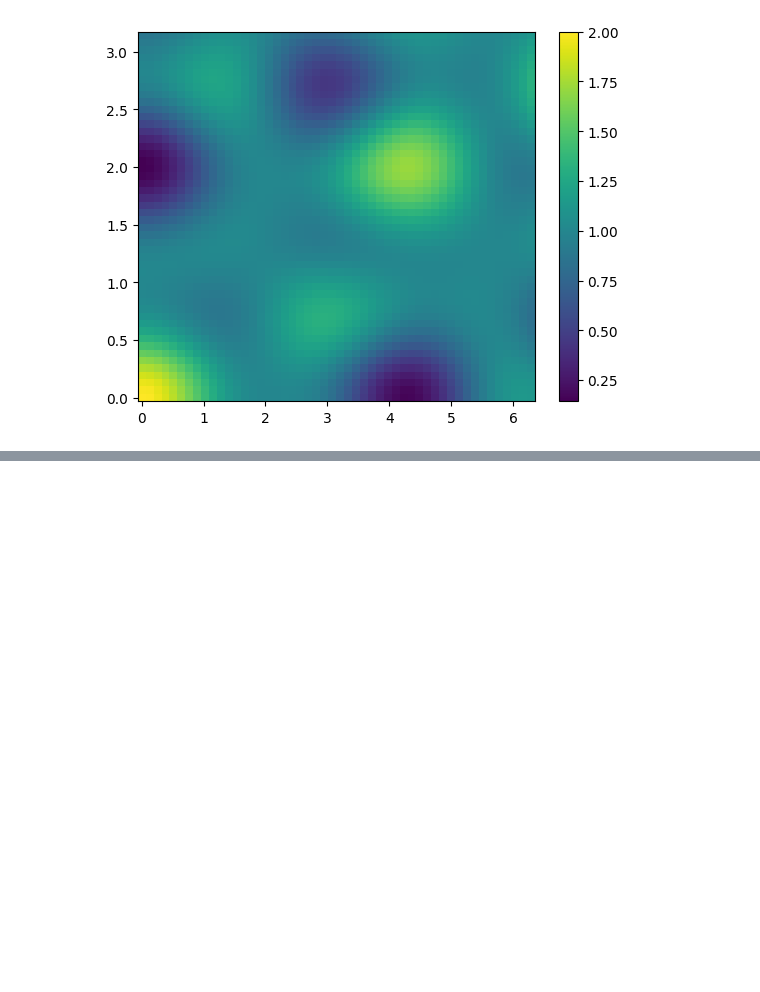
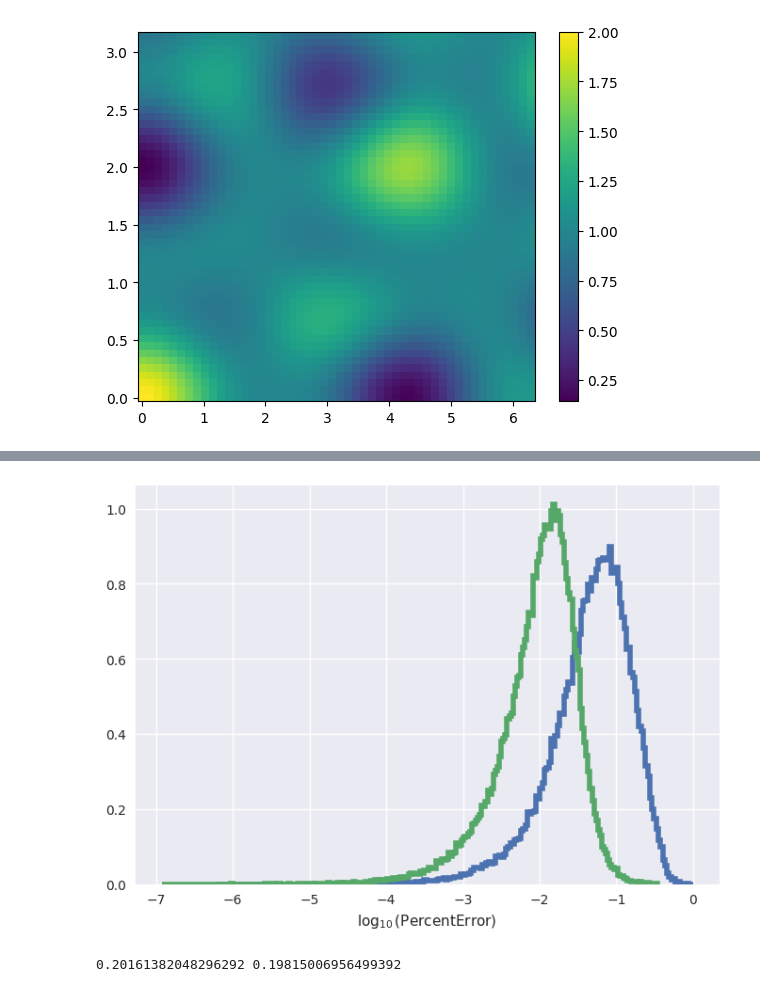
Before and after one commit to cchapmanbird/poplar, a Jupyter notebook: examples/end_to_end_example.ipynb, the cells around one changed output, grey strips where cells are left out. Cells and saved outputs as stored; diff of their text form; code cells hidden in the pictures; blank space fills up the shorter version.

```diff
--- a/examples/end_to_end_example.ipynb
+++ b/examples/end_to_end_example.ipynb
@@ -124,0 +170,29 @@ actual = true_snrs# / dL
+# %%
+true_x = {
+    "m1": {"lam": -2, "xlow": 1, "xhigh": 100},
+    "m2": {"lam": -2},
+    "dL": {"lam": 3},
+    "alpha": {},
+    "delta": {},
+}
+
+catalogue = popdist.draw_samples(true_x, size=int(1e5))
+# %%
+catalogue_snrs = model.run_on_dataset(torch.vstack([catalogue['m1'],catalogue['m2'],catalogue['alpha'],catalogue['delta']]).T, luminosity_distances=catalogue['dL'])
+numpy_catalogue = {cat_label: cat_samples.cpu().numpy() for cat_label, cat_samples in catalogue.items()}
+true_snrs = snr(**numpy_catalogue)
+# %%
+with plt.style.context("seaborn"):
+    plt.hist(np.log10(abs((1 - catalogue_snrs.cpu().numpy()/true_snrs))), bins='auto', density=True, histtype='step', lw=4)
+    plt.hist(np.log10(abs((1 - ypred/ytest).cpu().numpy())), bins='auto', density=True, histtype='step', lw=4)
+    plt.xlabel(r'$\log_{10}(\mathrm{Percent Error})$')
+plt.show()
+# %% [output]
+[figure, added]
+# %%
+predicted_alpha = selection_function_from_optimal_snr(catalogue_snrs, 20, number_of_detectors=2)
+true_alpha = selection_function_from_optimal_snr(torch.as_tensor(true_snrs, device=device), 20, number_of_detectors=2)
+
+print(predicted_alpha.item(), true_alpha.item())
+# %% [output]
+0.20161382048296292 0.19815006956499392
```
Also changed, not shown: parts of 21 cells of this notebook.
